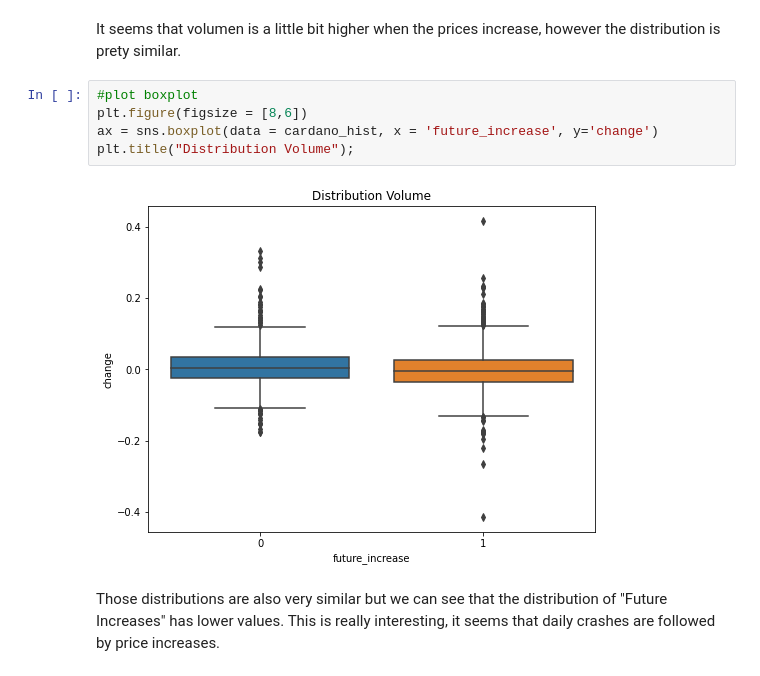
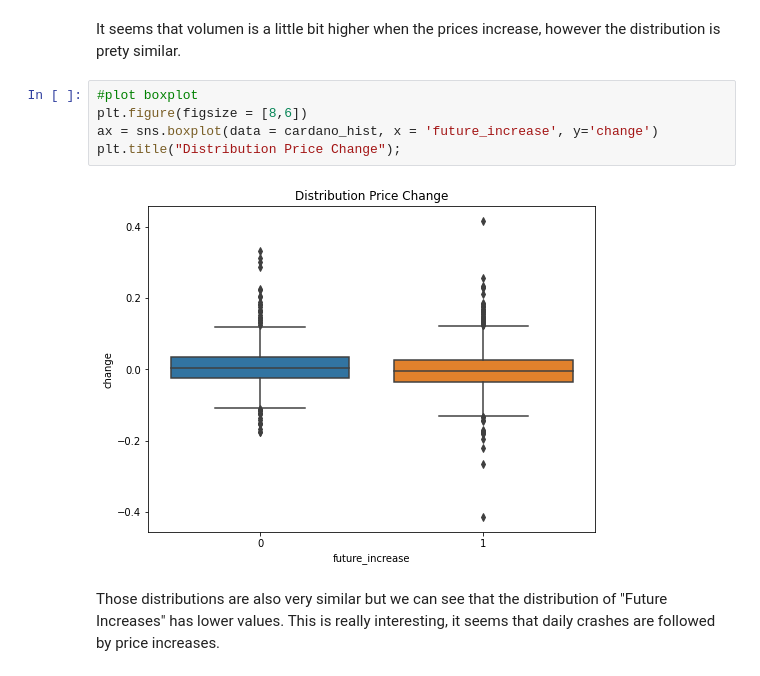
Before and after one commit to jdjaramillou/Data-Scientist-Nanodegree-Program, a Jupyter notebook: Project4 Data Scientist Capstone/Cardano Price Trend Prediction.ipynb, the cells around one changed output. Saved outputs shown, nothing was run; the diff lists cells and outputs as text.

```diff
--- a/Project4 Data Scientist Capstone/Cardano Price Trend Prediction.ipynb
+++ b/Project4 Data Scientist Capstone/Cardano Price Trend Prediction.ipynb
@@ -284,10 +284,10 @@ It seems that volumen is a little bit higher when the prices increase, however t
 # %%
 #plot boxplot
 plt.figure(figsize = [8,6])
 ax = sns.boxplot(data = cardano_hist, x = 'future_increase', y='change')
-plt.title("Distribution Volume");
+plt.title("Distribution Price Change");
 # %% [output]
-[figure, old version]
+[figure, new version]
 # %% [markdown]
 Those distributions are also very similar but we can see that the distribution of "Future Increases" has lower values. This is really interesting, it seems that daily crashes are followed by price increases.
 # %%
```
Also changed, not shown: parts of 24 cells of this notebook.
